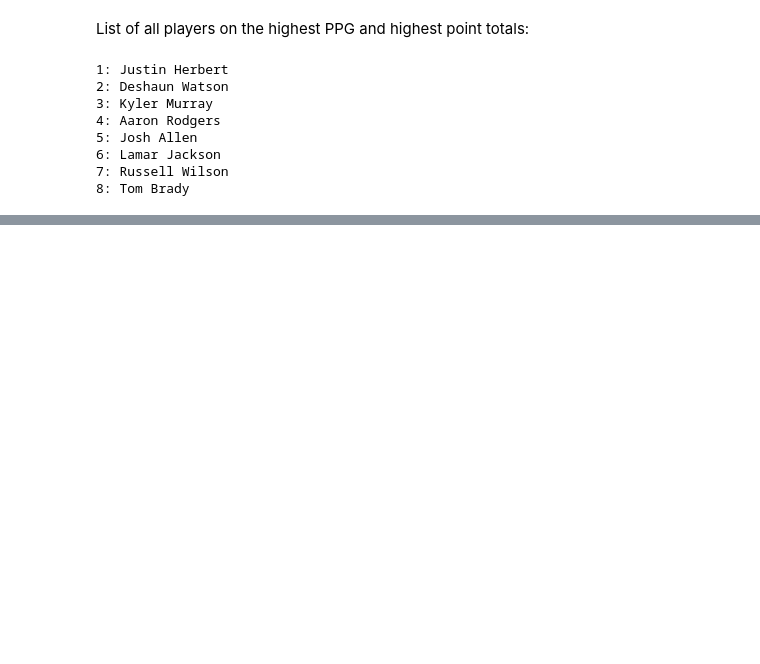
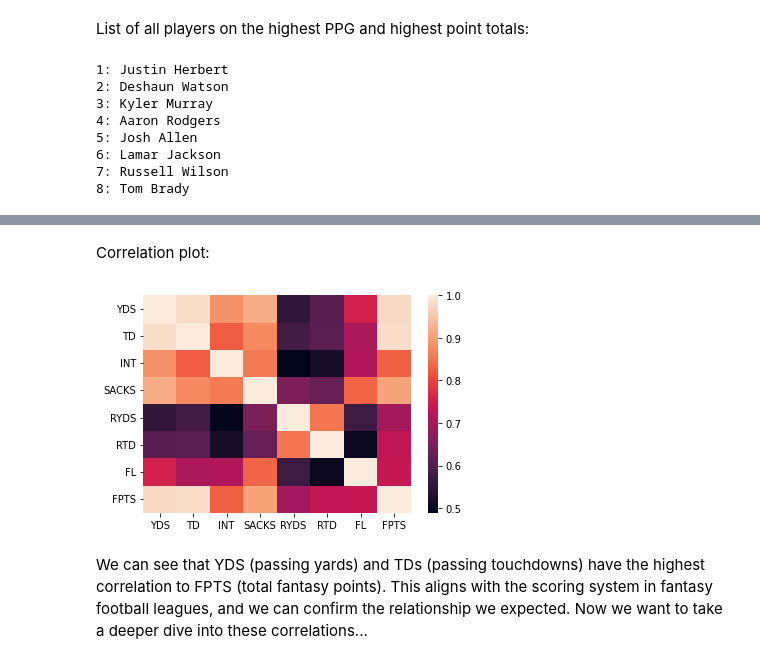
Before and after one commit to ABruneel04/Quarterback-Analysis, a Jupyter notebook: QB_Table_Scrape.ipynb, the cells around one changed output, grey strips where cells are left out. Saved outputs shown, nothing was run; the diff lists cells and outputs as text; code cells hidden in the pictures; blank space fills up the shorter version.

```diff
--- a/QB_Table_Scrape.ipynb
+++ b/QB_Table_Scrape.ipynb
@@ -143,0 +154,10 @@ for count in range(len(best_players)):
+# %% [markdown]
+Correlation plot:
+# %%
+correlation = relevant.corr()
+sns.heatmap(correlation)
+plt.show()
+# %% [output]
+[figure, added]
+# %% [markdown]
+We can see that YDS (passing yards) and TDs (passing touchdowns) have the highest correlation to FPTS (total fantasy points). This aligns with the scoring system in fantasy football leagues, and we can confirm the relationship we expected. Now we want to take a deeper dive into these correlations...
```
Also changed, not shown: parts of 4 cells of this notebook.
